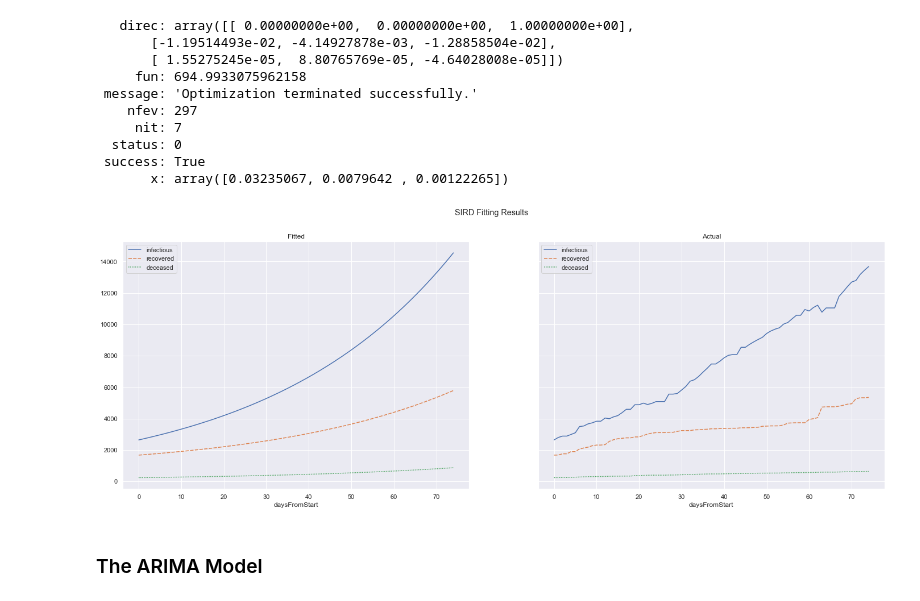
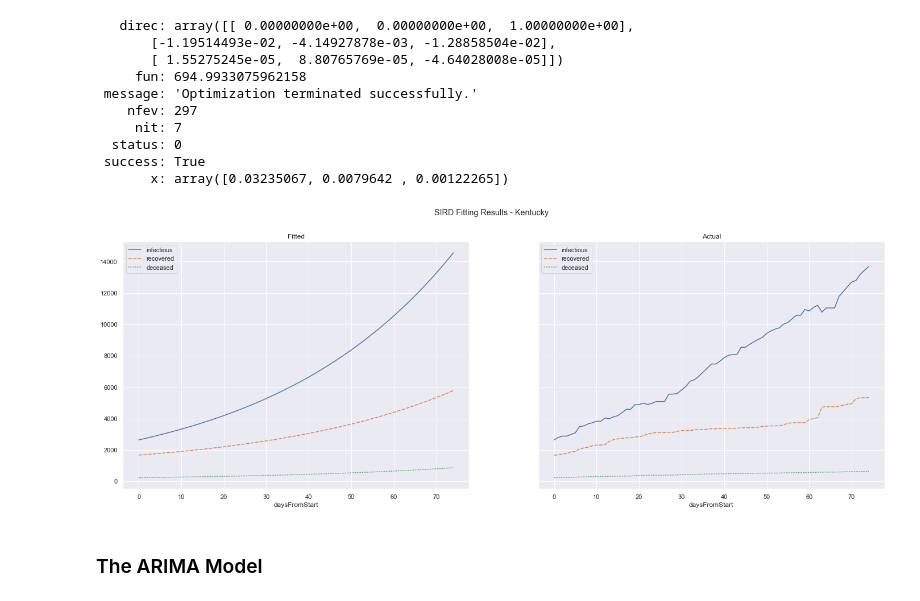
Before and after one commit to ZhongRuoyu/ntu-cz1115-project, a Jupyter notebook: covid.ipynb, the cells around one changed output. Saved outputs shown, nothing was run; the diff lists cells and outputs as text; code cells hidden in the pictures.

```diff
--- a/covid.ipynb
+++ b/covid.ipynb
@@ -510,17 +521,17 @@ SIRD_res2
 # %%
 SIRD_res_y_array2 = np.array(solve_ivp(fun=SIRD, t_span=(t_train2[0], t_train2[-1]), y0=y_train2[0], t_eval=t_train2, dense_output=True, args=(SIRD_res2.x)).y).T
 SIRD_res_y2 = pd.DataFrame(SIRD_res_y_array2, columns=["susceptible", "infectious", "recovered", "deceased"])
 SIRD_res_y2.index.rename("daysFromStart", inplace=True)
 
 fig, axs = plt.subplots(nrows=1, ncols=2, sharex=True, sharey=True, figsize=(24, 8))
-plt.suptitle("SIRD Fitting Results")
+plt.suptitle(f"SIRD Fitting Results - {state2}")
 axs[0].set_title("Fitted")
 sb.lineplot(data=SIRD_res_y2[["infectious", "recovered", "deceased"]], ax=axs[0])
 axs[1].set_title("Actual")
 sb.lineplot(data=train2[["infectious", "recovered", "deceased"]], ax=axs[1])
 plt.show()
 # %% [output]
-[figure, old version]
+[figure, new version]
 # %% [markdown]
 ### The ARIMA Model
 # %%
```
Also changed, not shown: parts of 16 cells of this notebook.
